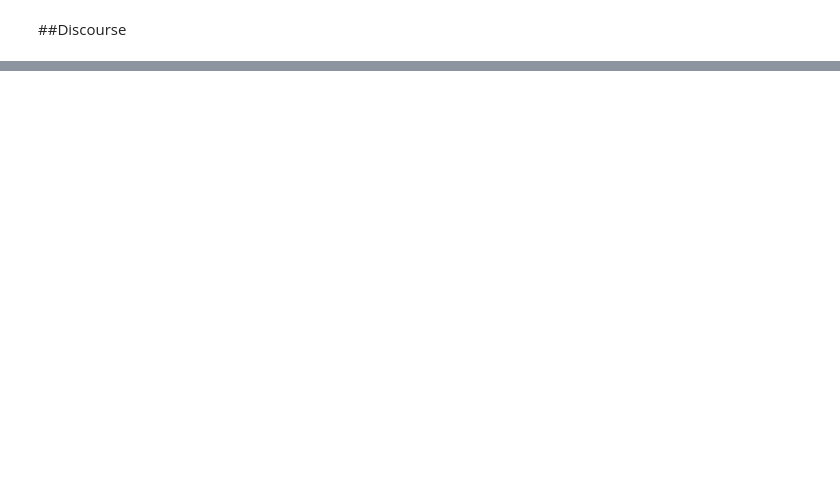
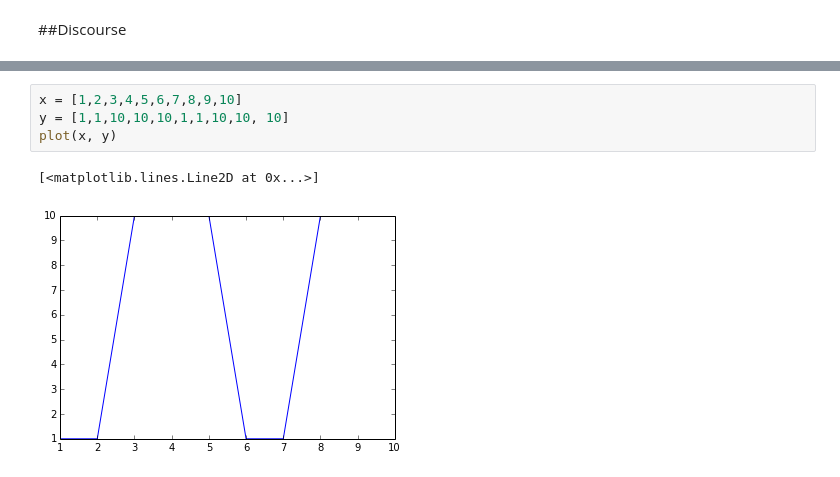
Before and after one commit to RahulJKVerma/NLP_Final_Project, a Jupyter notebook: notebooks/Master Notebook.ipynb, the cells around one changed output, grey strips where cells are left out. Saved outputs shown, nothing was run; the diff lists cells and outputs as text; blank space fills up the shorter version.

```diff
--- a/notebooks/Master Notebook.ipynb
+++ b/notebooks/Master Notebook.ipynb
@@ -528,0 +533,7 @@ metrics.r2_score(Y_dev_d, predicted_dev_d), metrics.r2_score(Y_test_d, predicted
+# %%
+x = [1,2,3,4,5,6,7,8,9,10]
+y = [1,1,10,10,10,1,1,10,10, 10]
+plot(x, y)
+# %% [output]
+[<matplotlib.lines.Line2D at 0x...>]
+[figure, added]
```
Also changed, not shown: parts of 13 cells of this notebook, 3 other files.
